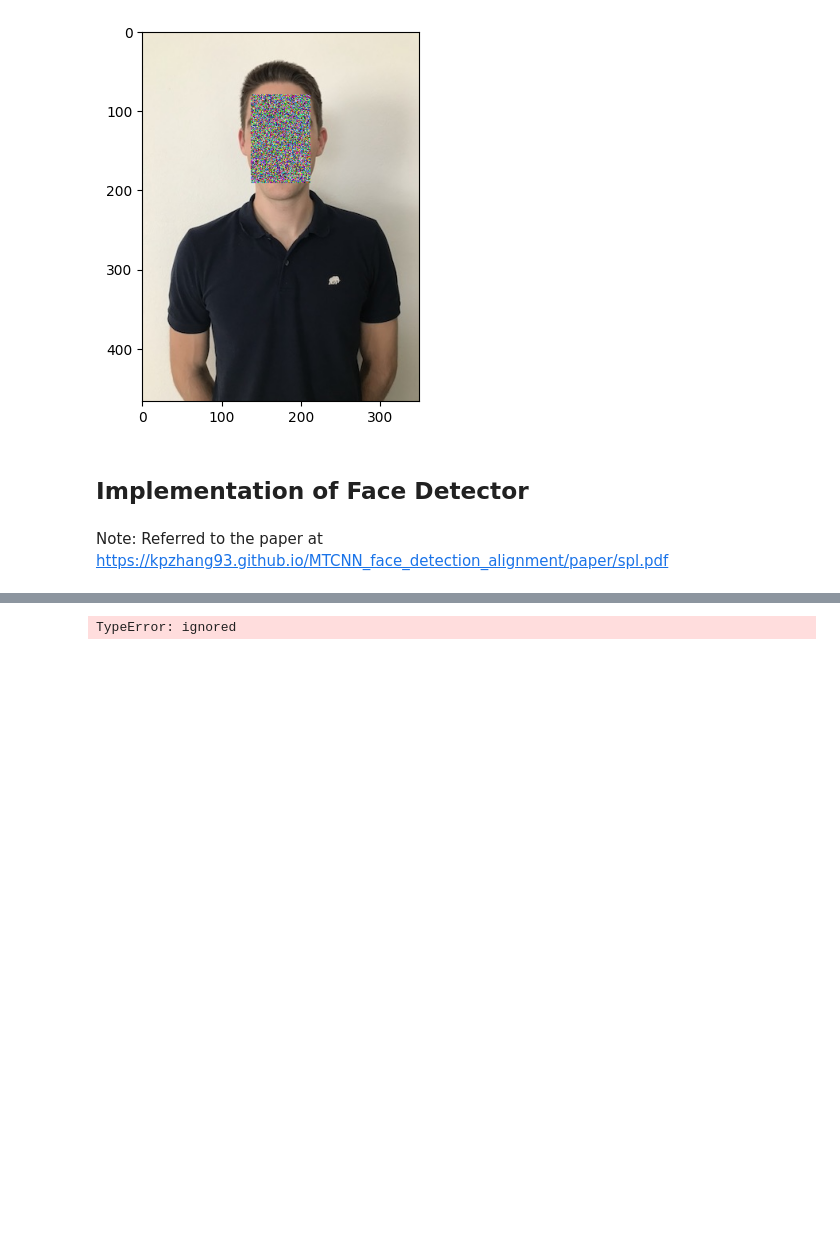
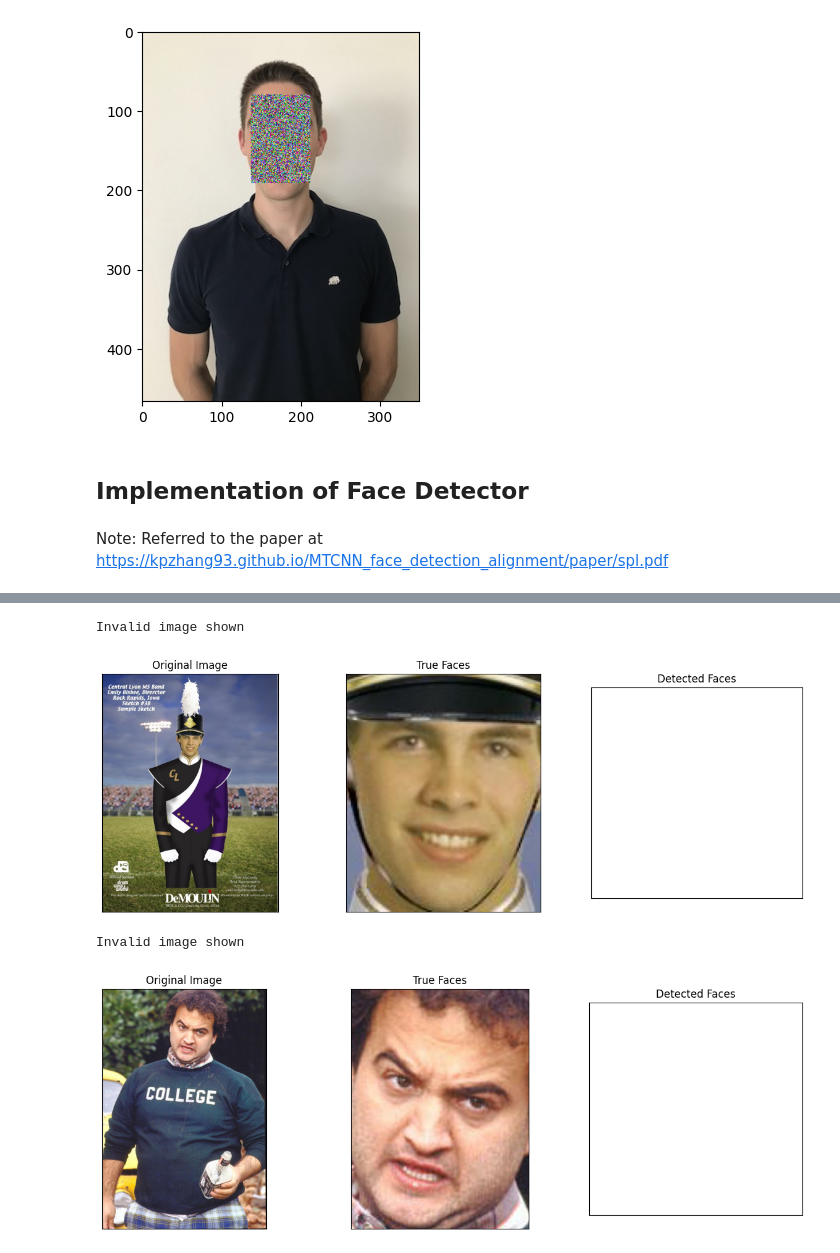
Before and after one commit to ksj3421/CS445-Object-Inpainting, a Jupyter notebook: face_detector.ipynb, the cells around one changed output, grey strips where cells are left out. Drawn from its saved outputs; the diff is of its cells as text; code cells hidden in the pictures; blank space fills up the shorter version.

Commit message:
Finished implementation of face detector - looks like it timed out training last on colab

```diff
--- a/face_detector.ipynb
+++ b/face_detector.ipynb
@@ -238,0 +304,6 @@ def to_numpy_img(dataset_img):
+# %%
+def detected_face(im_in, bounds):
+  if len(bounds.shape) > 1:
+    bounds = bounds[0,]
+  x1, y1, x2, y2 = bounds
+  return im_in[y1:y2, x1:x2]
@@ -239,4 +340,8 @@ def to_numpy_img(dataset_img):
 # %%
+import os
+import copy
+
+save_path = '.'
 num_epochs = 30
 best_loss = float('inf')
 patience = 5
@@ -246,51 +351,74 @@ for epoch in range(num_epochs):
         # Resize the images and masks to a consistent size
         image = image.to(device)
 
         # detect faces with p, r, o nets
-        estimated_label, estimated_bounds, estimated_landmarks = detect_faces(to_numpy_img(image), face_detector)
+        image_np = to_numpy_img(image)
+        estimated_label, estimated_bounds = detect_faces(image_np, face_detector)
+        estimated_int_bounds = torch.Tensor.int(estimated_bounds)
 
-        true_label = 1
-        true_bound = im_info['bbox']
-        true_landmark = im_info['pose']
+        # find max shape
+        num_labels = max(len(im_info['invalid']), estimated_label.shape[0])
+        num_bounds = max(im_info['bbox'].shape[0], estimated_bounds.shape[0])
 
-        loss = classify_loss(true_label, estimated_label) + bound_loss(true_bound, estimated_bounds) + landmark_loss(true_landmark, estimated_landmarks)
+        # assign based on max shape
+        estimated_label_max = torch.zeros(num_labels)
+        estimated_bounds_max = torch.zeros((num_bounds, 4))
+
+        estimated_label_max[:estimated_label.shape[0]] = estimated_label
+        estimated_bounds_max[:estimated_bounds.shape[0],] = estimated_bounds
+
+        true_label = torch.zeros(estimated_label_max.shape)
+        true_label[:len(im_info['invalid'])] = 1
+        true_bound = torch.zeros(estimated_bounds_max.shape)
+        real_bounds = corner_size_to_coords(im_info['bbox'])
+        true_bound[:real_bounds.shape[0],] = real_bounds
+
+        if i % 10000 == 0:
+          fig, axs = plt.subplots(1, 3, figsize=(15, 5))
+          axs[0].imshow(image_np)
+          axs[0].set_title("Original Image")
+          axs[1].imshow(detected_face(image_np, real_bounds))
+          axs[1].set_title("True Faces")
+          try:
+            axs[2].imshow(detected_face(image_np, estimated_int_bounds))
+          except:
+            print("Invalid image shown")
+          axs[2].set_title("Detected Faces")
+
+          for ax in axs:
+              ax.set_xticks([])
+              ax.set_yticks([])
+
+          plt.show()
+
+        loss = classify_loss(true_label, estimated_label_max) + bound_loss(true_bound, estimated_bounds_max)
 
         # back-prop the losses
         optimizer.zero_grad()
         loss.backward(retain_graph=True)
         optimizer.step()
 
-        if i % 10000 == 0:
-            fig, axs = plt.subplots(1, 4, figsize=(15, 5))
-            axs[0].imshow(image)
-            axs[0].set_title("Original Image")
-            axs[1].imshow(detected_face(image, estimated_bounds))
-            axs[1].set_title("Detected Faces")
-
-            for ax in axs:
-                ax.set_xticks([])
-                ax.set_yticks([])
-
-    plt.show()
-
     # Evaluate after each epoch
-    mean_face_loss, mean_bound_loss, mean_landmark_loss = evaluate_model(classify_loss, bound_loss, landmark_loss, face_detector, test_data)
-    print(f"Epoch: {epoch}, Face Loss: {mean_face_loss:.4f}, Bound Loss: {mean_bound_loss:.4f}, Landmark Loss: {mean_landmark_loss:.4f}")
+    mean_face_loss, mean_bound_loss = evaluate_model(classify_loss, bound_loss, landmark_loss, face_detector, test_data)
+    print(f"Epoch: {epoch}, Face Loss: {mean_face_loss:.4f}, Bound Loss: {mean_bound_loss:.4f}")
 
 
     if mean_bound_loss < best_loss:
         best_loss = mean_bound_loss
         best_net = copy.deepcopy(face_detector.state_dict())
         # Save the best models
         torch.save(best_net, os.path.join(save_path, 'face_detector.pth'))
 
         counter = 0
     else:
         counter += 1
 
     # Check for early stopping
     if counter >= patience:
         print("Early stopping triggered.")
         break
 # %% [output]
-TypeError: ignored
+Invalid image shown
+[figure, added]
+Invalid image shown
+[figure, added]
```
Also changed, not shown: parts of 11 cells of this notebook.
